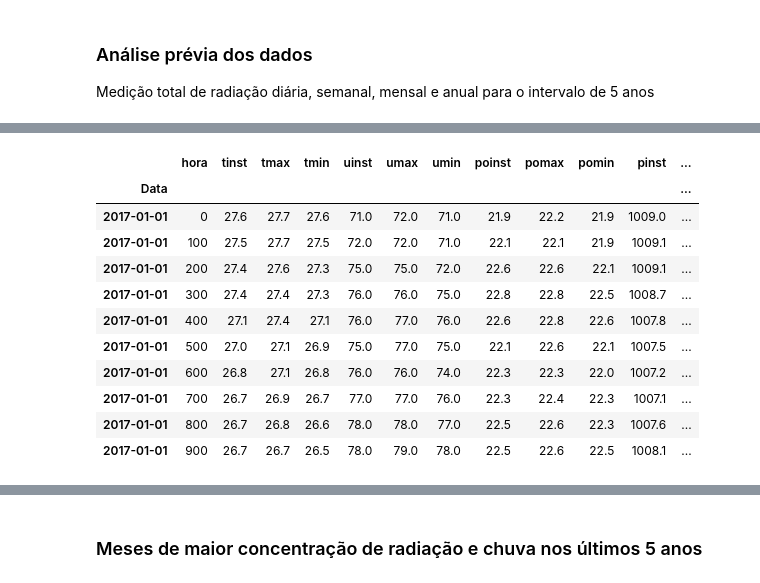
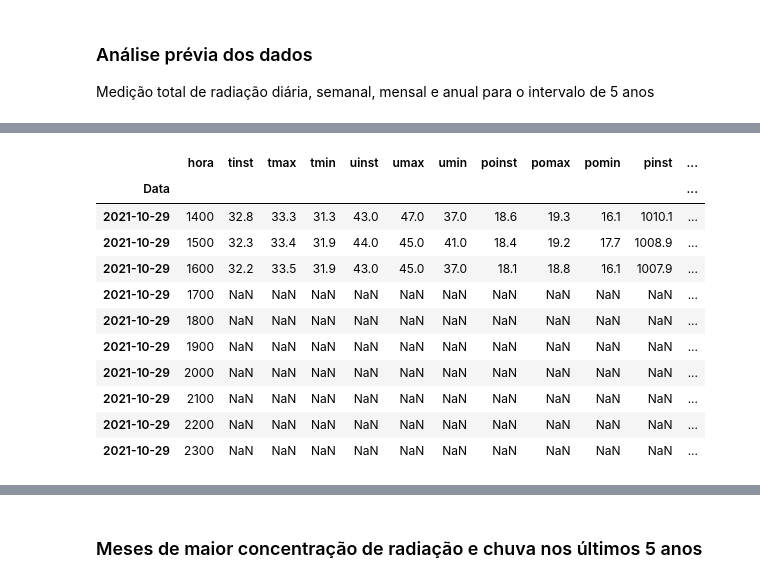
Before and after one commit to jonathacosta/SmartGrid, a Jupyter notebook: AEL/AEL1_AnaliseEnergeticaLocal.ipynb, the cells around one changed output, grey strips where cells are left out. Saved outputs shown, nothing was run; the diff lists cells and outputs as text; code cells hidden in the pictures.

```diff
--- a/AEL/AEL1_AnaliseEnergeticaLocal.ipynb
+++ b/AEL/AEL1_AnaliseEnergeticaLocal.ipynb
@@ -22,14 +22,19 @@ import pandas as pd
 import matplotlib.pyplot as plt
 # %%
 ''' Importa os dados de 2021-2017, atualiza o index para data e altera os nomes das colunas '''
+# Datasets
+a='https://raw.githubusercontent.com/JonathaCosta/3_SmartGrid/main/Datasets/2017_FORTALEZA(A305).csv'
+b='https://raw.githubusercontent.com/JonathaCosta/3_SmartGrid/main/Datasets/2018_FORTALEZA%20(A305).csv'
+c='https://raw.githubusercontent.com/JonathaCosta/3_SmartGrid/main/Datasets/2019_FORTALEZA%20(A305).csv'
+d='https://raw.githubusercontent.com/JonathaCosta/3_SmartGrid/main/Datasets/2020_FORTALEZA%20(A305).csv'
+e='https://raw.githubusercontent.com/JonathaCosta/3_SmartGrid/main/Datasets/2021_FORTALEZA%20(A305).csv'
 
-dados = pd.concat([pd.read_excel('/content/drive/MyDrive/JRC_research/Colab/BD/bd1_fortaleza.xls'),
-           pd.read_excel('/content/drive/MyDrive/JRC_research/Colab/BD/bd2_fortaleza.xls'),
-           pd.read_excel('/content/drive/MyDrive/JRC_research/Colab/BD/bd3_fortaleza.xls'),
-           pd.read_excel('/content/drive/MyDrive/JRC_research/Colab/BD/bd4_fortaleza.xls'),
-           pd.read_excel('/content/drive/MyDrive/JRC_research/Colab/BD/bd5_fortaleza.xlsx')])
-dados = dados.set_index('Data')
+dados=pd.DataFrame()
+for i in ([a,b,c,d,e]):
+  df = pd.read_csv(i, sep=';',header=1,index_col='Data', decimal=',', parse_dates=True,infer_datetime_format=True)
+  dados = pd.concat([dados,df])
 
+dados.drop(dados.columns[-1],axis=1,inplace=True)
 dados.rename(columns={'Hora (UTC)':'hora', 'Temp. Ins. (C)':'tinst', 'Temp. Max. (C)': 'tmax', 'Temp. Min. (C)':'tmin',
        'Umi. Ins. (%)': 'uinst', 'Umi. Max. (%)':'umax', 'Umi. Min. (%)':'umin',
        'Pto Orvalho Ins. (C)':'poinst', 'Pto Orvalho Max. (C)':'pomax', 'Pto Orvalho Min. (C)':'pomin',
@@ -82,15 +67,15 @@ memory usage: 5.7 MB
 # %%
-dados.head(10)
+dados.tail(10)
 # %% [output]
 |  | hora | tinst | tmax | tmin | uinst | umax | umin | poinst | pomax | pomin | pinst | ... |
 | Data |  |  |  |  |  |  |  |  |  |  |  | ... |
-| 2017-01-01 | 0 | 27.6 | 27.7 | 27.6 | 71.0 | 72.0 | 71.0 | 21.9 | 22.2 | 21.9 | 1009.0 | ... |
-| 2017-01-01 | 100 | 27.5 | 27.7 | 27.5 | 72.0 | 72.0 | 71.0 | 22.1 | 22.1 | 21.9 | 1009.1 | ... |
-| 2017-01-01 | 200 | 27.4 | 27.6 | 27.3 | 75.0 | 75.0 | 72.0 | 22.6 | 22.6 | 22.1 | 1009.1 | ... |
-| 2017-01-01 | 300 | 27.4 | 27.4 | 27.3 | 76.0 | 76.0 | 75.0 | 22.8 | 22.8 | 22.5 | 1008.7 | ... |
-| 2017-01-01 | 400 | 27.1 | 27.4 | 27.1 | 76.0 | 77.0 | 76.0 | 22.6 | 22.8 | 22.6 | 1007.8 | ... |
-| 2017-01-01 | 500 | 27.0 | 27.1 | 26.9 | 75.0 | 77.0 | 75.0 | 22.1 | 22.6 | 22.1 | 1007.5 | ... |
-| 2017-01-01 | 600 | 26.8 | 27.1 | 26.8 | 76.0 | 76.0 | 74.0 | 22.3 | 22.3 | 22.0 | 1007.2 | ... |
-| 2017-01-01 | 700 | 26.7 | 26.9 | 26.7 | 77.0 | 77.0 | 76.0 | 22.3 | 22.4 | 22.3 | 1007.1 | ... |
-| 2017-01-01 | 800 | 26.7 | 26.8 | 26.6 | 78.0 | 78.0 | 77.0 | 22.5 | 22.6 | 22.3 | 1007.6 | ... |
-| 2017-01-01 | 900 | 26.7 | 26.7 | 26.5 | 78.0 | 79.0 | 78.0 | 22.5 | 22.6 | 22.5 | 1008.1 | ... |
+| 2021-10-29 | 1400 | 32.8 | 33.3 | 31.3 | 43.0 | 47.0 | 37.0 | 18.6 | 19.3 | 16.1 | 1010.1 | ... |
+| 2021-10-29 | 1500 | 32.3 | 33.4 | 31.9 | 44.0 | 45.0 | 41.0 | 18.4 | 19.2 | 17.7 | 1008.9 | ... |
+| 2021-10-29 | 1600 | 32.2 | 33.5 | 31.9 | 43.0 | 45.0 | 37.0 | 18.1 | 18.8 | 16.1 | 1007.9 | ... |
+| 2021-10-29 | 1700 | NaN | NaN | NaN | NaN | NaN | NaN | NaN | NaN | NaN | NaN | ... |
+| 2021-10-29 | 1800 | NaN | NaN | NaN | NaN | NaN | NaN | NaN | NaN | NaN | NaN | ... |
+| 2021-10-29 | 1900 | NaN | NaN | NaN | NaN | NaN | NaN | NaN | NaN | NaN | NaN | ... |
+| 2021-10-29 | 2000 | NaN | NaN | NaN | NaN | NaN | NaN | NaN | NaN | NaN | NaN | ... |
+| 2021-10-29 | 2100 | NaN | NaN | NaN | NaN | NaN | NaN | NaN | NaN | NaN | NaN | ... |
+| 2021-10-29 | 2200 | NaN | NaN | NaN | NaN | NaN | NaN | NaN | NaN | NaN | NaN | ... |
+| 2021-10-29 | 2300 | NaN | NaN | NaN | NaN | NaN | NaN | NaN | NaN | NaN | NaN | ... |
```
Also changed, not shown: parts of 8 cells of this notebook.
